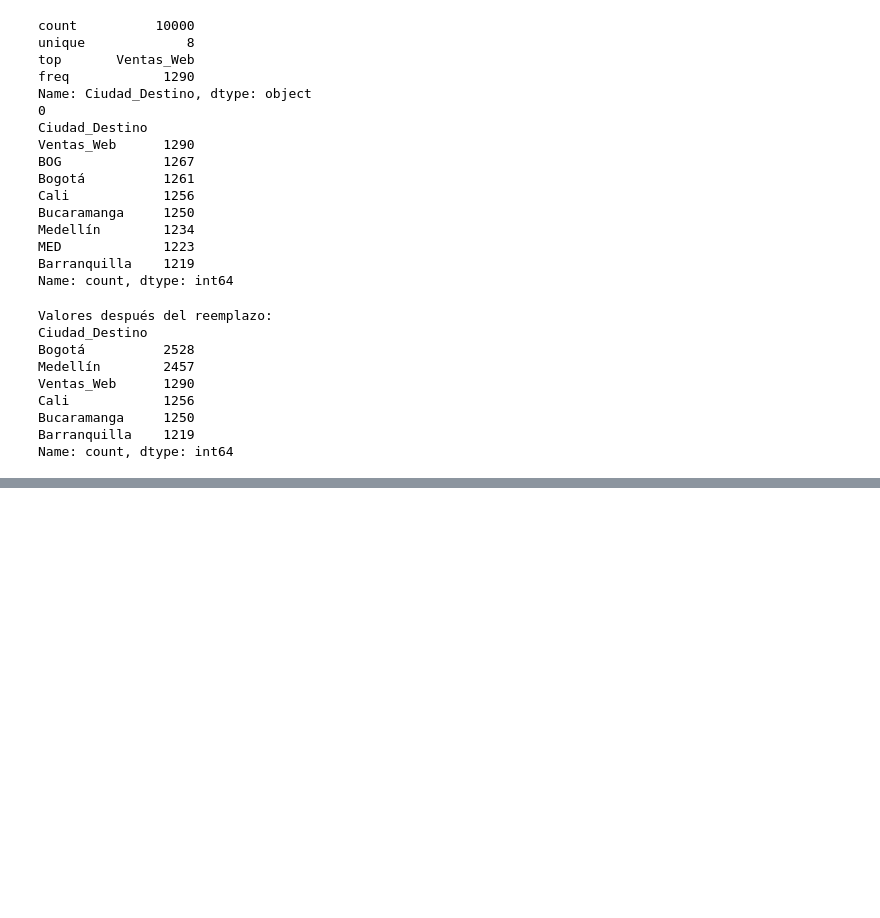
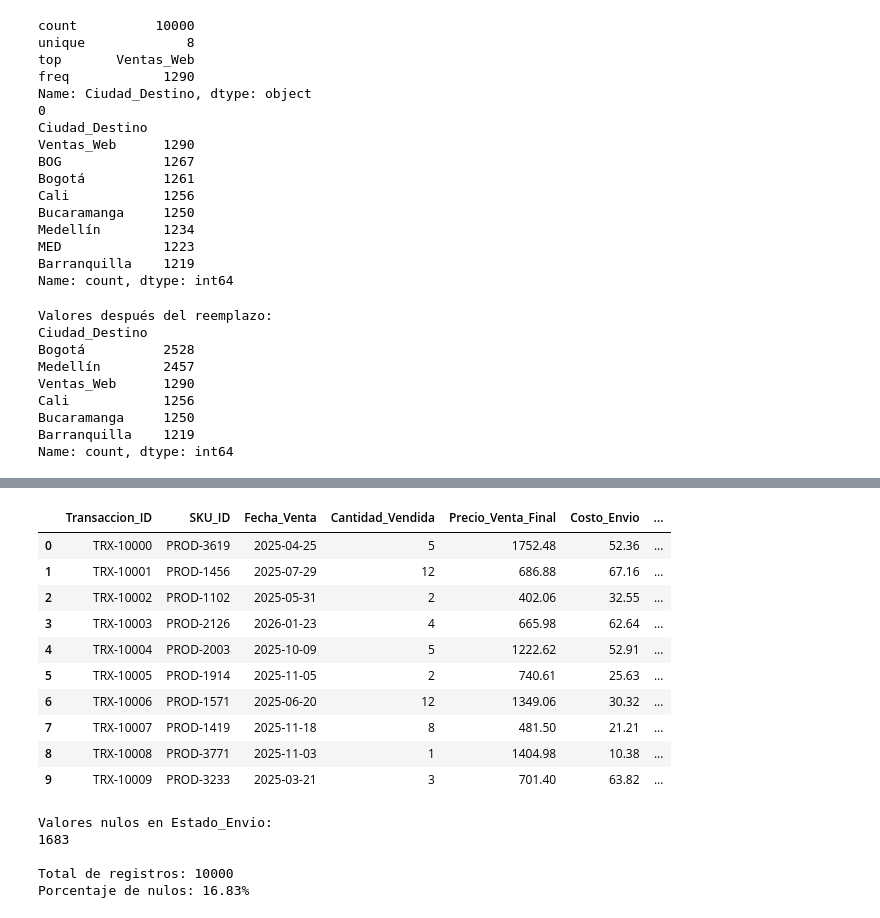
Before and after one commit to Jvelasquez980/validacion-casos-prueba, a Jupyter notebook: revision_transaccion.ipynb, the cells around one changed output, grey strips where cells are left out. Saved outputs shown, nothing was run; the diff lists cells and outputs as text; code cells hidden in the pictures; blank space fills up the shorter version.

```diff
--- a/revision_transaccion.ipynb
+++ b/revision_transaccion.ipynb
@@ -146,0 +152,3 @@ Name: count, dtype: int64
+# %%
+df[Fecha_venta] = pd.to_datetime(df[Fecha_venta], format="%d/%m/%Y", errors="coerce")
+df[Fecha_venta].describe()
@@ -146,0 +164,4 @@ Name: count, dtype: int64
+# %%
+df[Cantidad_vendida].describe()
+df[Cantidad_vendida] = df[Cantidad_vendida].abs() # Encontramos valores negativos en cantidad vendida, los cuales no tienen sentido en este contexto, por lo que tomamos su valor absoluto.
+df[Cantidad_vendida].describe()
@@ -146,0 +274,2 @@ Name: count, dtype: int64
+# %%
+df = reemplazar_outliers_tiempo_entrega_real(df, metodo='mediana')
@@ -146,0 +304,16 @@ Name: count, dtype: int64
+# %%
+def imputar_costo_envio(df, remplzar_por='Mediana'):
+    """
+    Imputa valores faltantes en Costo_Envio con la media.
+    """
+    if remplzar_por == 'Mediana':
+        mediana_costo_envio = df['Costo_Envio'].median()
+        df['Costo_Envio'] = df['Costo_Envio'].fillna(mediana_costo_envio)
+    elif remplzar_por == 'Media':
+        media_costo_envio = df['Costo_Envio'].mean()
+        df['Costo_Envio'] = df['Costo_Envio'].fillna(media_costo_envio)
+    elif remplzar_por == 'Moda':
+        moda_costo_envio = df['Costo_Envio'].mode()[0]
+        df['Costo_Envio'] = df['Costo_Envio'].fillna(moda_costo_envio)
+    return df
+df = imputar_costo_envio(df, remplzar_por='Mediana')
@@ -146,0 +364,14 @@ Name: count, dtype: int64
+# %%
+df.head(10)
+# %% [output]
+|  | Transaccion_ID | SKU_ID | Fecha_Venta | Cantidad_Vendida | Precio_Venta_Final | Costo_Envio | ... |
+| 0 | TRX-10000 | PROD-3619 | 2025-04-25 | 5 | 1752.48 | 52.36 | ... |
+| 1 | TRX-10001 | PROD-1456 | 2025-07-29 | 12 | 686.88 | 67.16 | ... |
+| 2 | TRX-10002 | PROD-1102 | 2025-05-31 | 2 | 402.06 | 32.55 | ... |
+| 3 | TRX-10003 | PROD-2126 | 2026-01-23 | 4 | 665.98 | 62.64 | ... |
+| 4 | TRX-10004 | PROD-2003 | 2025-10-09 | 5 | 1222.62 | 52.91 | ... |
+| 5 | TRX-10005 | PROD-1914 | 2025-11-05 | 2 | 740.61 | 25.63 | ... |
+| 6 | TRX-10006 | PROD-1571 | 2025-06-20 | 12 | 1349.06 | 30.32 | ... |
+| 7 | TRX-10007 | PROD-1419 | 2025-11-18 | 8 | 481.50 | 21.21 | ... |
+| 8 | TRX-10008 | PROD-3771 | 2025-11-03 | 1 | 1404.98 | 10.38 | ... |
+| 9 | TRX-10009 | PROD-3233 | 2025-03-21 | 3 | 701.40 | 63.82 | ... |
@@ -146,0 +382,12 @@ Name: count, dtype: int64
+# %%
+# Verificar valores nulos en Estado_Envio
+print("Valores nulos en Estado_Envio:")
+print(df[Estado_envio].isna().sum())
+print(f"\nTotal de registros: {len(df)}")
+print(f"Porcentaje de nulos: {df[Estado_envio].isna().sum() / len(df) * 100:.2f}%")
+# %% [output]
+Valores nulos en Estado_Envio:
+1683
+
+Total de registros: 10000
+Porcentaje de nulos: 16.83%
```
Also changed, not shown: parts of 29 cells of this notebook, 1 other file.
